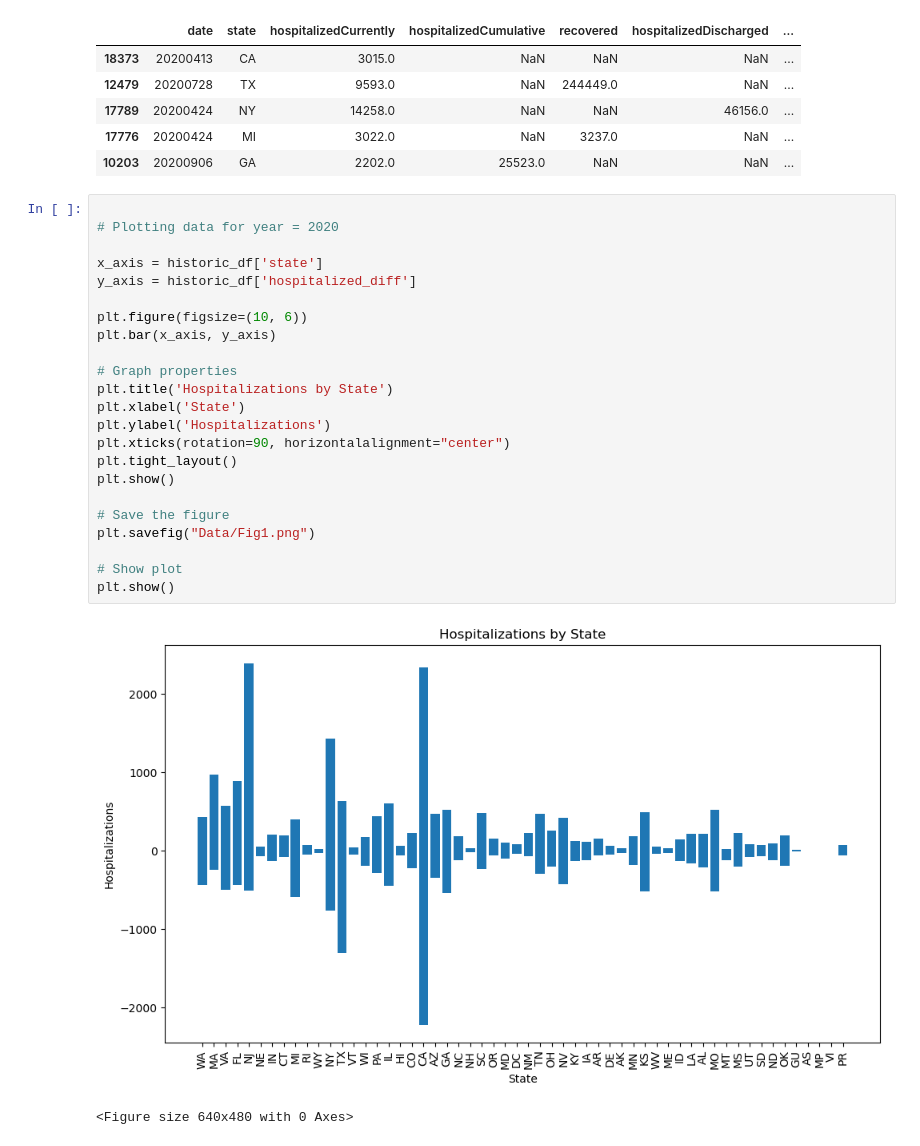
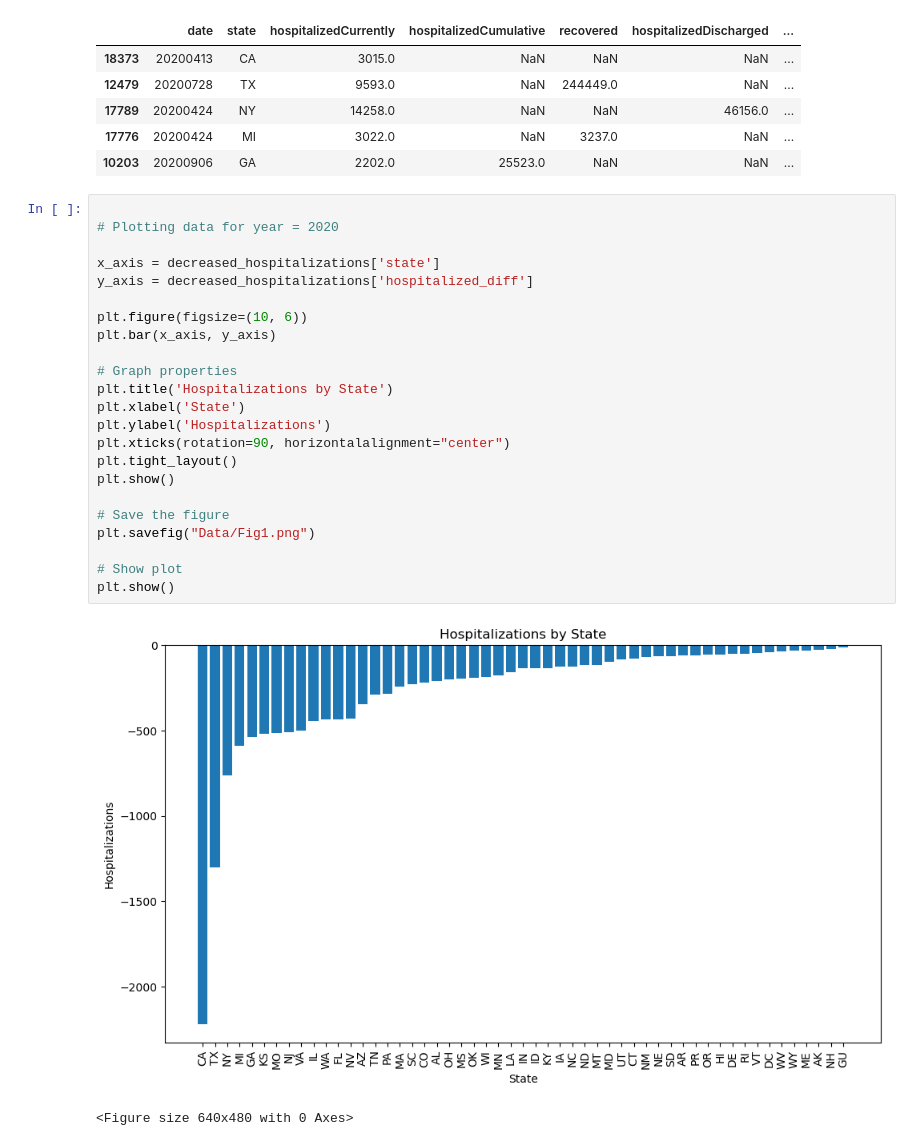
Before and after one commit to elawal/Project1, a Jupyter notebook: COVID19Py.ipynb, the cells around one changed output. Drawn from its saved outputs; the diff is of its cells as text.

```diff
--- a/COVID19Py.ipynb
+++ b/COVID19Py.ipynb
@@ -50,28 +50,28 @@ decreased_hospitalizations.head()
 # %%
 
 # Plotting data for year = 2020
 
-x_axis = historic_df['state']
-y_axis = historic_df['hospitalized_diff']
+x_axis = decreased_hospitalizations['state']
+y_axis = decreased_hospitalizations['hospitalized_diff']
 
 plt.figure(figsize=(10, 6))
 plt.bar(x_axis, y_axis)
 
 # Graph properties
 plt.title('Hospitalizations by State')
 plt.xlabel('State')
 plt.ylabel('Hospitalizations')
 plt.xticks(rotation=90, horizontalalignment="center")
 plt.tight_layout()
 plt.show()
 
 # Save the figure
 plt.savefig("Data/Fig1.png")
 
 # Show plot
 plt.show()
 # %% [output]
-[figure, old version]
+[figure, new version]
 <Figure size 640x480 with 0 Axes>
 # %%
 
```
Also changed, not shown: parts of 1 cell of this notebook.
